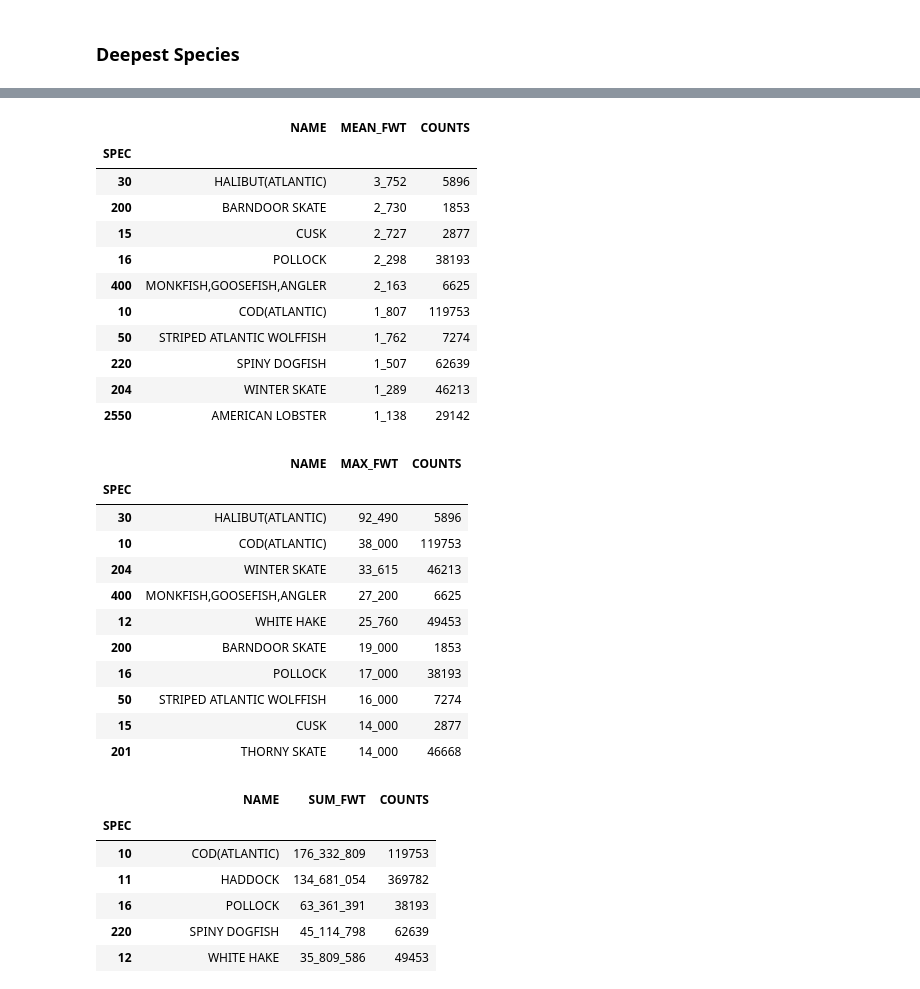
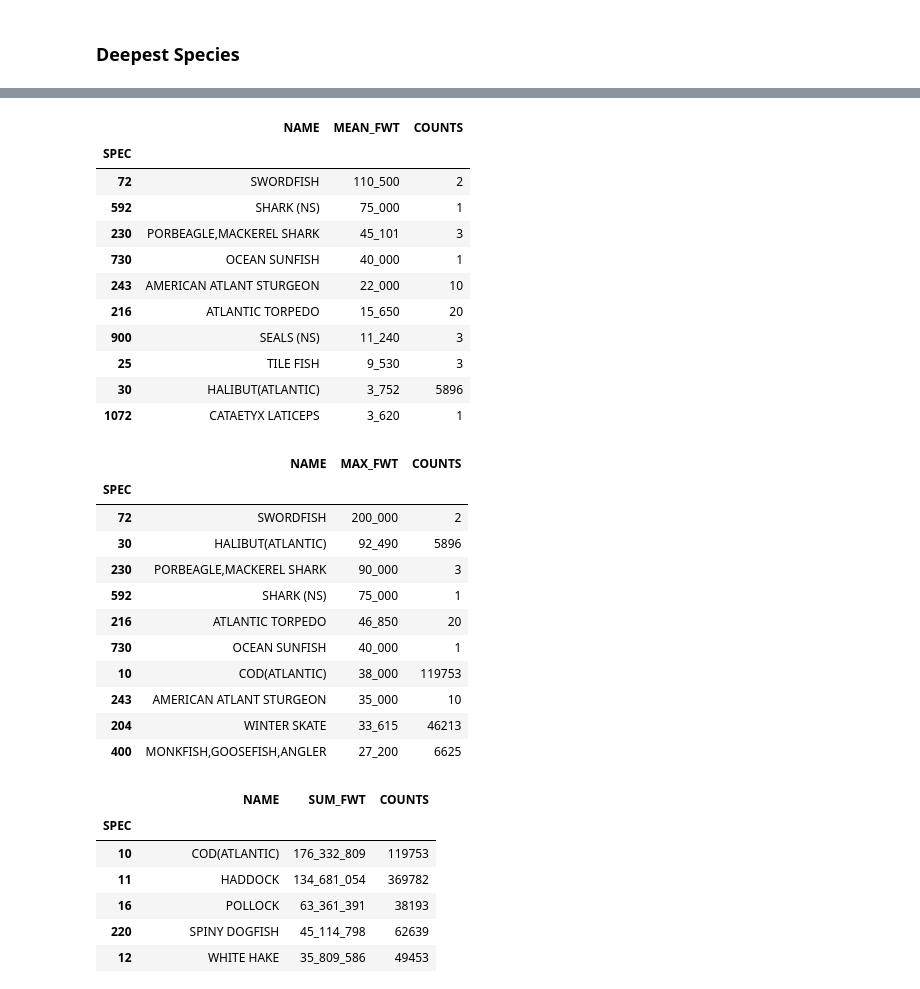
Before and after one commit to KevinCarr42/Maritimes-Research-Vessel-Surveys, a Jupyter notebook: Notebook5_EDA.ipynb, the cells around one changed output, grey strips where cells are left out. Cells and saved outputs as stored; diff of their text form; code cells hidden in the pictures.

Commit message:
tested top_species functions

```diff
--- a/Notebook5_EDA.ipynb
+++ b/Notebook5_EDA.ipynb
@@ -358,33 +132,33 @@ Wall time: 29.9 ms
 | 300 | LONGHORN SCULPIN | 69345 |
 | 220 | SPINY DOGFISH | 62639 |
 # %%
-top_species_by_attribute(df, attribute='FWT')
+rv.top_species_by_attribute(df, attribute='FWT')
 # %% [output]
 |  | NAME | MEAN_FWT | COUNTS |
 | SPEC |  |  |  |
+| 72 | SWORDFISH | 110_500 | 2 |
+| 592 | SHARK (NS) | 75_000 | 1 |
+| 230 | PORBEAGLE,MACKEREL SHARK | 45_101 | 3 |
+| 730 | OCEAN SUNFISH | 40_000 | 1 |
+| 243 | AMERICAN ATLANT STURGEON | 22_000 | 10 |
+| 216 | ATLANTIC TORPEDO | 15_650 | 20 |
+| 900 | SEALS (NS) | 11_240 | 3 |
+| 25 | TILE FISH | 9_530 | 3 |
 | 30 | HALIBUT(ATLANTIC) | 3_752 | 5896 |
-| 200 | BARNDOOR SKATE | 2_730 | 1853 |
-| 15 | CUSK | 2_727 | 2877 |
-| 16 | POLLOCK | 2_298 | 38193 |
-| 400 | MONKFISH,GOOSEFISH,ANGLER | 2_163 | 6625 |
-| 10 | COD(ATLANTIC) | 1_807 | 119753 |
-| 50 | STRIPED ATLANTIC WOLFFISH | 1_762 | 7274 |
-| 220 | SPINY DOGFISH | 1_507 | 62639 |
-| 204 | WINTER SKATE | 1_289 | 46213 |
-| 2550 | AMERICAN LOBSTER | 1_138 | 29142 |
+| 1072 | CATAETYX LATICEPS | 3_620 | 1 |
 # %%
-top_species_by_attribute(df, attribute='FWT', aggregation='max')
+rv.top_species_by_attribute(df, attribute='FWT', aggregation='max')
 # %% [output]
 |  | NAME | MAX_FWT | COUNTS |
 | SPEC |  |  |  |
+| 72 | SWORDFISH | 200_000 | 2 |
 | 30 | HALIBUT(ATLANTIC) | 92_490 | 5896 |
+| 230 | PORBEAGLE,MACKEREL SHARK | 90_000 | 3 |
+| 592 | SHARK (NS) | 75_000 | 1 |
+| 216 | ATLANTIC TORPEDO | 46_850 | 20 |
+| 730 | OCEAN SUNFISH | 40_000 | 1 |
 | 10 | COD(ATLANTIC) | 38_000 | 119753 |
+| 243 | AMERICAN ATLANT STURGEON | 35_000 | 10 |
 | 204 | WINTER SKATE | 33_615 | 46213 |
 | 400 | MONKFISH,GOOSEFISH,ANGLER | 27_200 | 6625 |
-| 12 | WHITE HAKE | 25_760 | 49453 |
-| 200 | BARNDOOR SKATE | 19_000 | 1853 |
-| 16 | POLLOCK | 17_000 | 38193 |
-| 50 | STRIPED ATLANTIC WOLFFISH | 16_000 | 7274 |
-| 15 | CUSK | 14_000 | 2877 |
-| 201 | THORNY SKATE | 14_000 | 46668 |
 # %%
```
Also changed, not shown: parts of 19 cells of this notebook, 1 other file.
